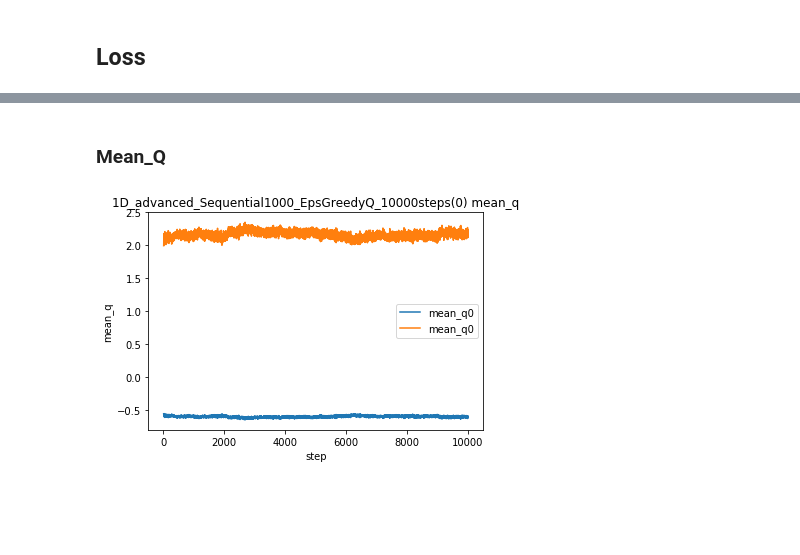
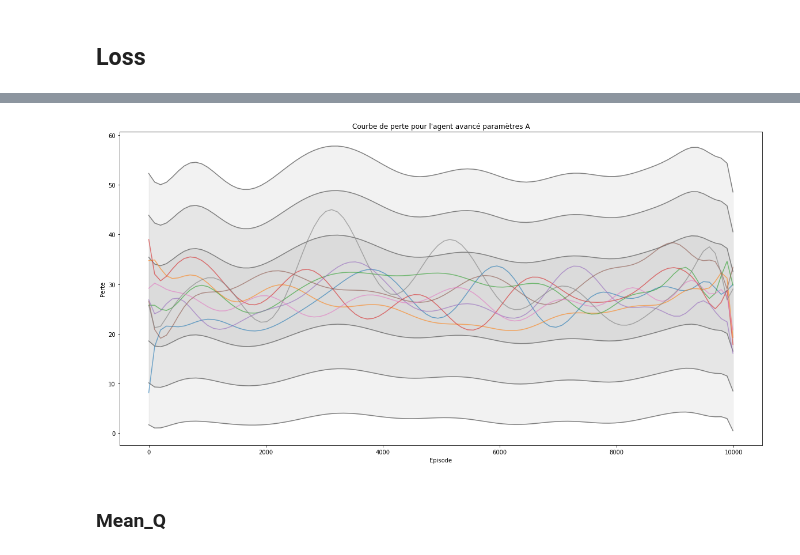
Before and after one commit to SimonLassalle/pred, a Jupyter notebook: Untitled.ipynb, the cells around one changed output, grey strips where cells are left out. Drawn from its saved outputs; the diff is of its cells as text; code cells hidden in the pictures; blank space fills up the shorter version.

Commit message:
Ploting curves

```diff
--- a/Untitled.ipynb
+++ b/Untitled.ipynb
@@ -67,2 +70,10 @@ data
+# %%
+def plot_metric(data, min_max, metric_name):
+    plt.figure(figsize = (20,10))
+    for (min_values, max_values) in min_max :
+        plot_interval_confidence(data, min_values, max_values)
+    for i in range(numberOfFiles):
+        x, y = regression(data.index, data[metric_name+str(i)])
+        plt.plot(x, y, alpha = .6, label = i)
 # %% [markdown]
 ## Loss
@@ -96,11 +79,0 @@ max_values_smooth = smooth(steps, max_values, steps_new)
-# %%
-for i in range(0, numberOfFiles):
-    plt.plot(steps_new, smooth(steps, data[metric_name + str(i)], steps_new), label=metric_name+str(i))#, alpha=.2)
-
-#plt.plot(steps_new, min_values_smooth)
-#plt.plot(steps_new, max_values_smooth)
-plt.xlabel('step')
-plt.ylabel(metric_name)
-plt.title(fileName + ' ' + metric_name)
-plt.legend(bbox_to_anchor=(1, 1.03))
-plt.show()
@@ -108,0 +80,5 @@ plt.show()
+# %%
+losses = pd.DataFrame(data['loss0'])
+for i in range(1,8):
+    losses['loss'+str(i)] = data['loss'+str(i)]
+losses
@@ -109,2 +104,23 @@ plt.show()
+# %%
+means = losses.T.mean()
+stds = losses.T.std()
+min_values_68 = means - stds/(numberOfFiles)**(.5)
+max_values_68 = means + stds/(numberOfFiles)**(.5)
+
+min_values_95 = means - 2 * stds/(numberOfFiles)**(.5)
+max_values_95 = means + 2 * stds/(numberOfFiles)**(.5)
+
+min_values_99 = means - 3 * stds/(numberOfFiles)**(.5)
+max_values_99 = means + 3 * stds/(numberOfFiles)**(.5)
+
+min_max = [(min_values_68, max_values_68), (min_values_95, max_values_95), (min_values_99, max_values_99)]
+# %%
+plot_metric(data, min_max, 'loss')
+plt.xlabel('Episode')
+plt.ylabel('Perte')
+plt.title("Courbe de perte pour l'agent avancé paramètres A")
+plt.savefig('LOL.png')
+# %% [output]
+[figure, added]
 # %% [markdown]
 ### Mean_Q
@@ -122,10 +126,0 @@ steps = data['step']
-# %%
-plt.plot(steps, min_values)
-plt.plot(steps, max_values)
-plt.xlabel('step')
-plt.ylabel(metric_name)
-plt.title(fileName0 + ' ' + metric_name)
-plt.legend()
-plt.show()
-# %% [output]
-[figure, removed]
```
Also changed, not shown: parts of 26 cells of this notebook.
